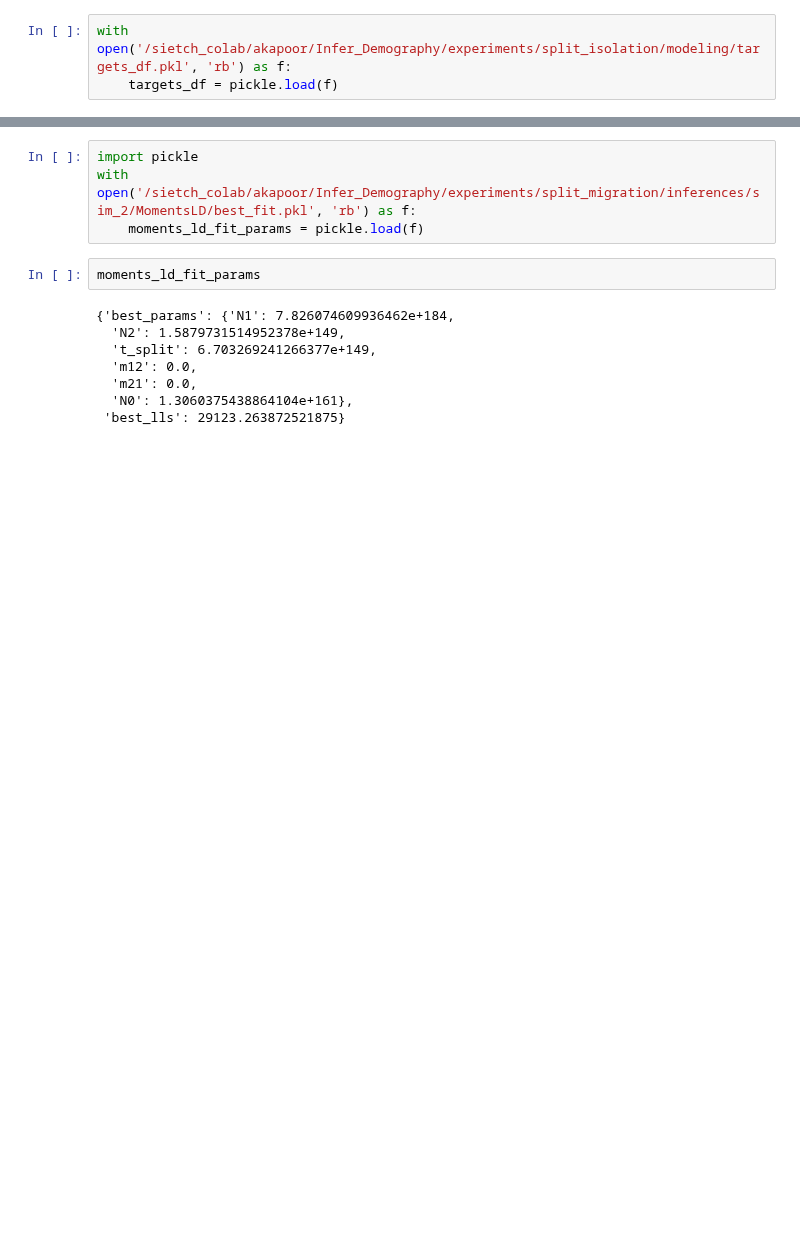
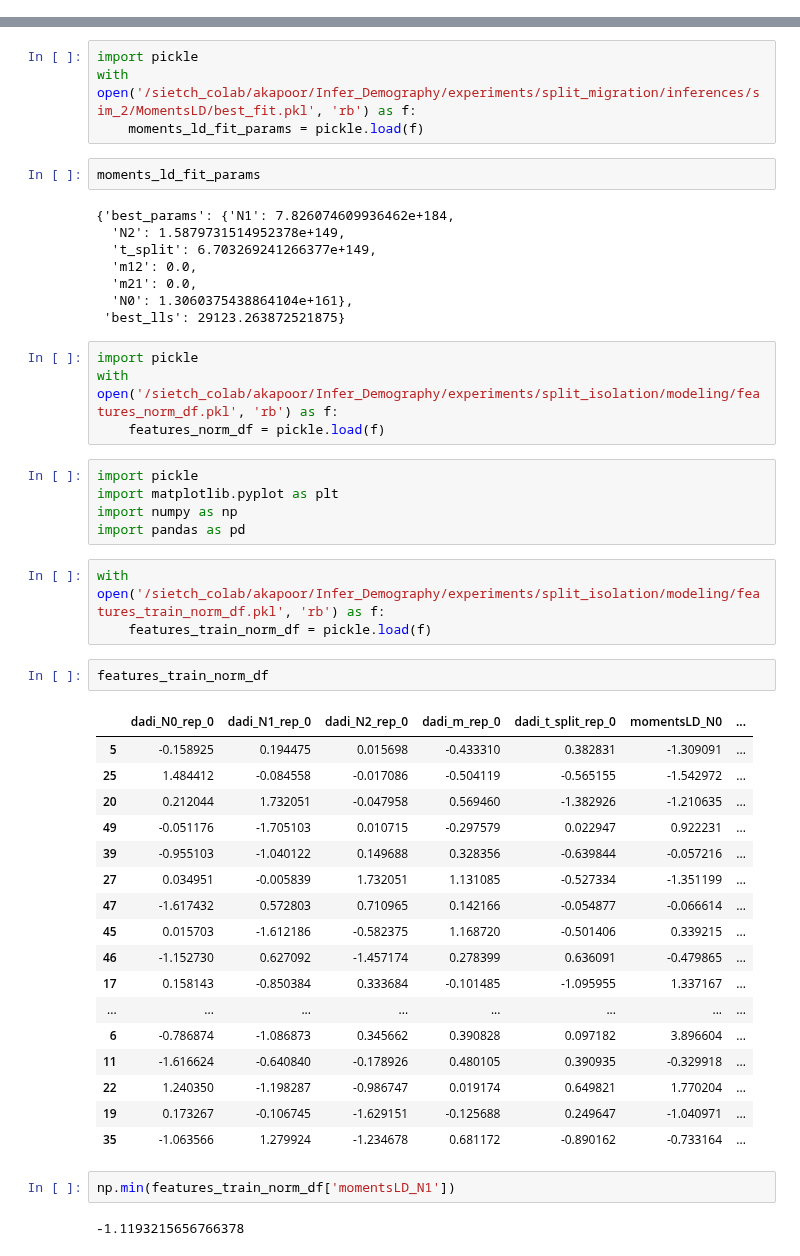
Before and after one commit to ak1376/Infer_Demography, a Jupyter notebook: notebooks/inspecting_output.ipynb, the cells around one changed output, grey strips where cells are left out. Drawn from its saved outputs; the diff is of its cells as text; blank space fills up the shorter version.

```diff
--- a/notebooks/inspecting_output.ipynb
+++ b/notebooks/inspecting_output.ipynb
@@ -412,3 +419,0 @@ features_df.shape
-# %%
-with open('/sietch_colab/akapoor/Infer_Demography/experiments/split_isolation/modeling/targets_df.pkl', 'rb') as f:
-    targets_df = pickle.load(f)
@@ -453,3 +438,39 @@ moments_ld_fit_params
   'm21': 0.0,
   'N0': 1.3060375438864104e+161},
  'best_lls': 29123.263872521875}
+# %%
+import pickle
+with open('/sietch_colab/akapoor/Infer_Demography/experiments/split_isolation/modeling/features_norm_df.pkl', 'rb') as f:
+    features_norm_df = pickle.load(f)
+# %%
+import pickle
+import matplotlib.pyplot as plt
+import numpy as np
+import pandas as pd
+# %%
+with open('/sietch_colab/akapoor/Infer_Demography/experiments/split_isolation/modeling/features_train_norm_df.pkl', 'rb') as f:
+    features_train_norm_df = pickle.load(f)
+# %%
+features_train_norm_df
+# %% [output]
+|  | dadi_N0_rep_0 | dadi_N1_rep_0 | dadi_N2_rep_0 | dadi_m_rep_0 | dadi_t_split_rep_0 | momentsLD_N0 | ... |
+| 5 | -0.158925 | 0.194475 | 0.015698 | -0.433310 | 0.382831 | -1.309091 | ... |
+| 25 | 1.484412 | -0.084558 | -0.017086 | -0.504119 | -0.565155 | -1.542972 | ... |
+| 20 | 0.212044 | 1.732051 | -0.047958 | 0.569460 | -1.382926 | -1.210635 | ... |
+| 49 | -0.051176 | -1.705103 | 0.010715 | -0.297579 | 0.022947 | 0.922231 | ... |
+| 39 | -0.955103 | -1.040122 | 0.149688 | 0.328356 | -0.639844 | -0.057216 | ... |
+| 27 | 0.034951 | -0.005839 | 1.732051 | 1.131085 | -0.527334 | -1.351199 | ... |
+| 47 | -1.617432 | 0.572803 | 0.710965 | 0.142166 | -0.054877 | -0.066614 | ... |
+| 45 | 0.015703 | -1.612186 | -0.582375 | 1.168720 | -0.501406 | 0.339215 | ... |
+| 46 | -1.152730 | 0.627092 | -1.457174 | 0.278399 | 0.636091 | -0.479865 | ... |
+| 17 | 0.158143 | -0.850384 | 0.333684 | -0.101485 | -1.095955 | 1.337167 | ... |
+| ... | ... | ... | ... | ... | ... | ... | ... |
+| 6 | -0.786874 | -1.086873 | 0.345662 | 0.390828 | 0.097182 | 3.896604 | ... |
+| 11 | -1.616624 | -0.640840 | -0.178926 | 0.480105 | 0.390935 | -0.329918 | ... |
+| 22 | 1.240350 | -1.198287 | -0.986747 | 0.019174 | 0.649821 | 1.770204 | ... |
+| 19 | 0.173267 | -0.106745 | -1.629151 | -0.125688 | 0.249647 | -1.040971 | ... |
+| 35 | -1.063566 | 1.279924 | -1.234678 | 0.681172 | -0.890162 | -0.733164 | ... |
+# %%
+np.min(features_train_norm_df['momentsLD_N1'])
+# %% [output]
+-1.1193215656766378
```
Also changed, not shown: parts of 4 cells of this notebook.
